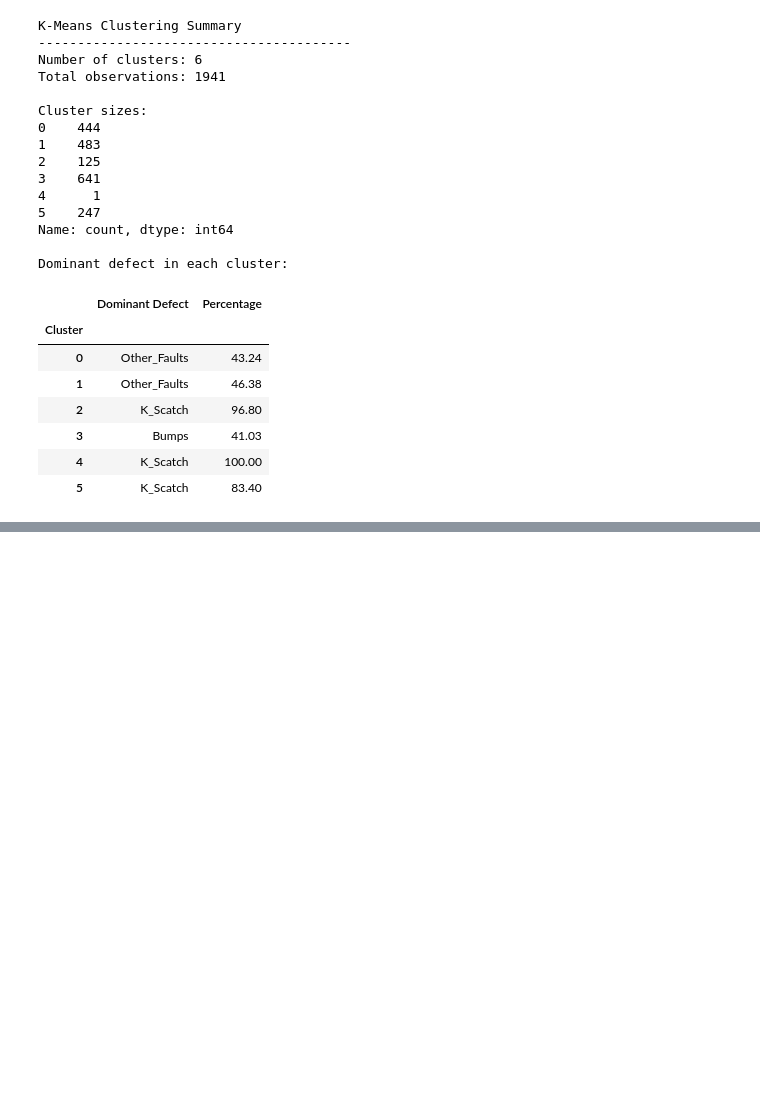
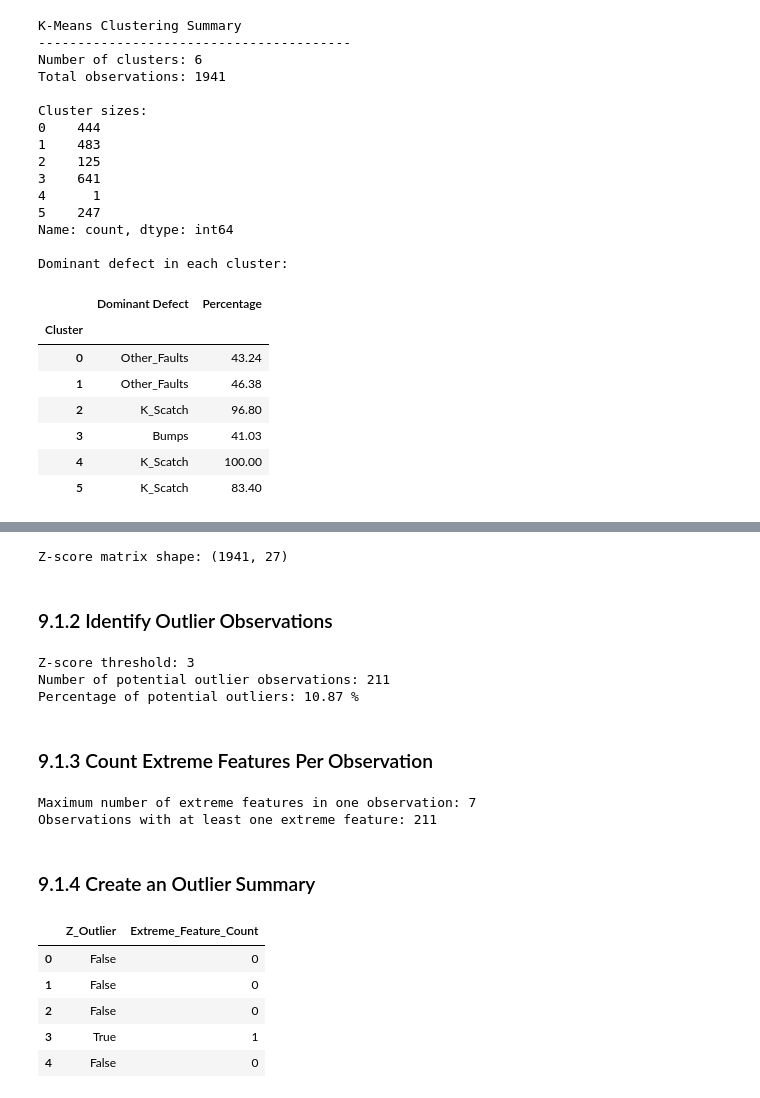
Before and after one commit to fardinfaruqi/steel-plate-quality-control, a Jupyter notebook: notebooks/steel_plate_quality_control.ipynb, the cells around one changed output, grey strips where cells are left out. Cells and saved outputs as stored; diff of their text form; code cells hidden in the pictures; blank space fills up the shorter version.

```diff
--- a/notebooks/steel_plate_quality_control.ipynb
+++ b/notebooks/steel_plate_quality_control.ipynb
@@ -2106,0 +2113,61 @@ Dominant defect in each cluster:
+# %%
+# Z-Score Method
+
+from scipy.stats import zscore
+
+# Calculate Z-scores for all features
+z_scores = np.abs(zscore(X_cluster_scaled))
+
+print("Z-score matrix shape:", z_scores.shape)
+# %% [output]
+Z-score matrix shape: (1941, 27)
+# %% [markdown]
+### 9.1.2 Identify Outlier Observations
+# %%
+# Identify observations with at least one extreme Z-score
+
+z_threshold = 3
+
+z_outlier_mask = (z_scores > z_threshold).any(axis=1)
+
+print("Z-score threshold:", z_threshold)
+print("Number of potential outlier observations:", z_outlier_mask.sum())
+print("Percentage of potential outliers:",
+      round(z_outlier_mask.mean() * 100, 2), "%")
+# %% [output]
+Z-score threshold: 3
+Number of potential outlier observations: 211
+Percentage of potential outliers: 10.87 %
+# %% [markdown]
+### 9.1.3 Count Extreme Features Per Observation
+# %%
+# Count the number of extreme features for each observation
+
+extreme_feature_count = (z_scores > z_threshold).sum(axis=1)
+
+print("Maximum number of extreme features in one observation:",
+      extreme_feature_count.max())
+
+print("Observations with at least one extreme feature:",
+      (extreme_feature_count > 0).sum())
+# %% [output]
+Maximum number of extreme features in one observation: 7
+Observations with at least one extreme feature: 211
+# %% [markdown]
+### 9.1.4 Create an Outlier Summary
+# %%
+# Create Z-score outlier summary
+
+z_outlier_summary = pd.DataFrame({
+    "Z_Outlier": z_outlier_mask,
+    "Extreme_Feature_Count": extreme_feature_count
+})
+
+display(z_outlier_summary.head())
+# %% [output]
+|  | Z_Outlier | Extreme_Feature_Count |
+| 0 | False | 0 |
+| 1 | False | 0 |
+| 2 | False | 0 |
+| 3 | True | 1 |
+| 4 | False | 0 |
```
Also changed, not shown: parts of 20 cells of this notebook, 1 other file.
